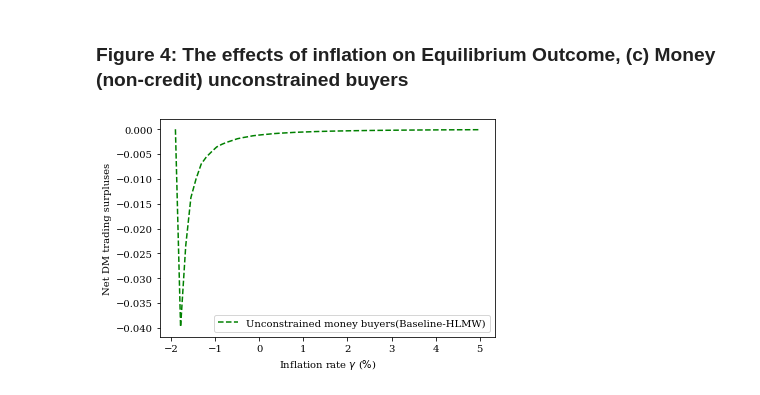
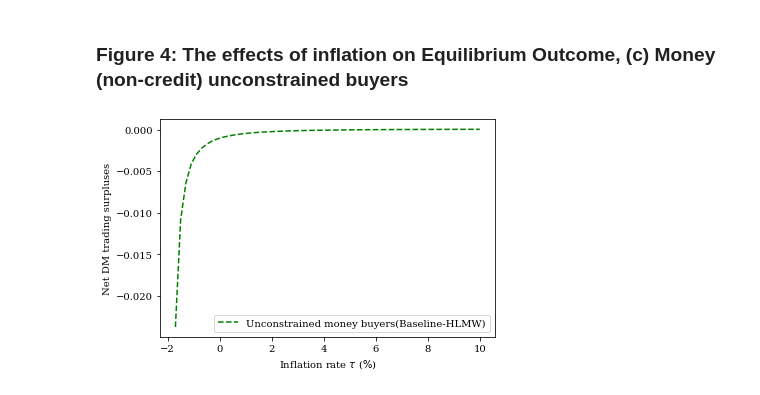
Before and after one commit to phantomachine/MARKUPEX, a Jupyter notebook: model/sme_welfare_decompose.ipynb, the cells around one changed output. Drawn from its saved outputs; the diff is of its cells as text; code cells hidden in the pictures.

```diff
--- a/model/sme_welfare_decompose.ipynb
+++ b/model/sme_welfare_decompose.ipynb
@@ -438,4 +565,4 @@ Elapsed time of solving SME: 60.71956491470337 seconds
 # %%
-z_grid_hlmw=result_hlmw['allocation_grid']['zstar']
+z_grid_hlmw=result_hlmw['allocation_grid']['zstar'][1:]
 # %%
 # HLMW: own money constrained allocation
@@ -454,4 +581,4 @@ surplus_m_c = [surplus_money_c_func(z,i,τ) for (z,i,τ) in zip(z_grid,model.τ_
 # %%
 # own money unconstrained
-surplus_m_uc = [surplus_money_uc_func(z,i,τ) for (z,i,τ) in zip(z_grid,model.τ_grid, model.τ_grid)]
+surplus_m_uc = [surplus_money_uc_func(z,i,τ) for (z,i,τ) in zip(z_grid,i_grid,τ_grid)]
 # %%
@@ -464,4 +591,4 @@ surplus_c_hlmw = [surplus_money_c_func_hlmw(z,τ) for (z,τ) in zip(z_grid_hlmw,
 # %%
 # own money unconstrained
-surplus_uc_hlmw = [surplus_money_uc_func_hlmw(z,τ) for (z,τ) in zip(z_grid_hlmw, model.τ_grid)]
+surplus_uc_hlmw = [surplus_money_uc_func_hlmw(z,τ) for (z,τ) in zip(z_grid_hlmw, τ_grid)]
 # %%
@@ -469,6 +596,6 @@ total_hlmw = np.array([model_hlmw.DM_utility(z,τ) for (z,τ) in zip(z_grid_hlmw
 # %%
 # String label for x-axes (below)plt.xlabel("Inflation rates (%)")
-x_string = r"Inflation rate $\gamma$ ($\%$)"
+x_string = r"Inflation rate $\tau$ ($\%$)"
 # %% [markdown]
 ### Figure 3: The effects of inflation on Equilibrium Outcome, (d) Total trading surpluses:
 # %%
@@ -536,14 +665,14 @@ plt.show()
 # %% [markdown]
 ### Figure 4: The effects of inflation on Equilibrium Outcome, (c) Money (non-credit) unconstrained buyers
 # %%
-plt.plot(model_hlmw.τ_grid*100, np.array(surplus_m_uc)- np.array(surplus_uc_hlmw),
+plt.plot(τ_grid*100, np.array(surplus_m_uc)- np.array(surplus_uc_hlmw),
          '--',
                                 label='Unconstrained money buyers(Baseline-HLMW)',color="green")
 plt.ylabel("Net DM trading surpluses")
 plt.xlabel(x_string)
 plt.legend()
 #plt.xlim(-0.5,8)
 plt.savefig("surplus-money-unconstrained-buyers.png", bbox_inches='tight', pad_inches=0.05)
 plt.show()
 # %% [output]
-[figure, old version]
+[figure, new version]
```
Also changed, not shown: parts of 31 cells of this notebook, 12 other files.
